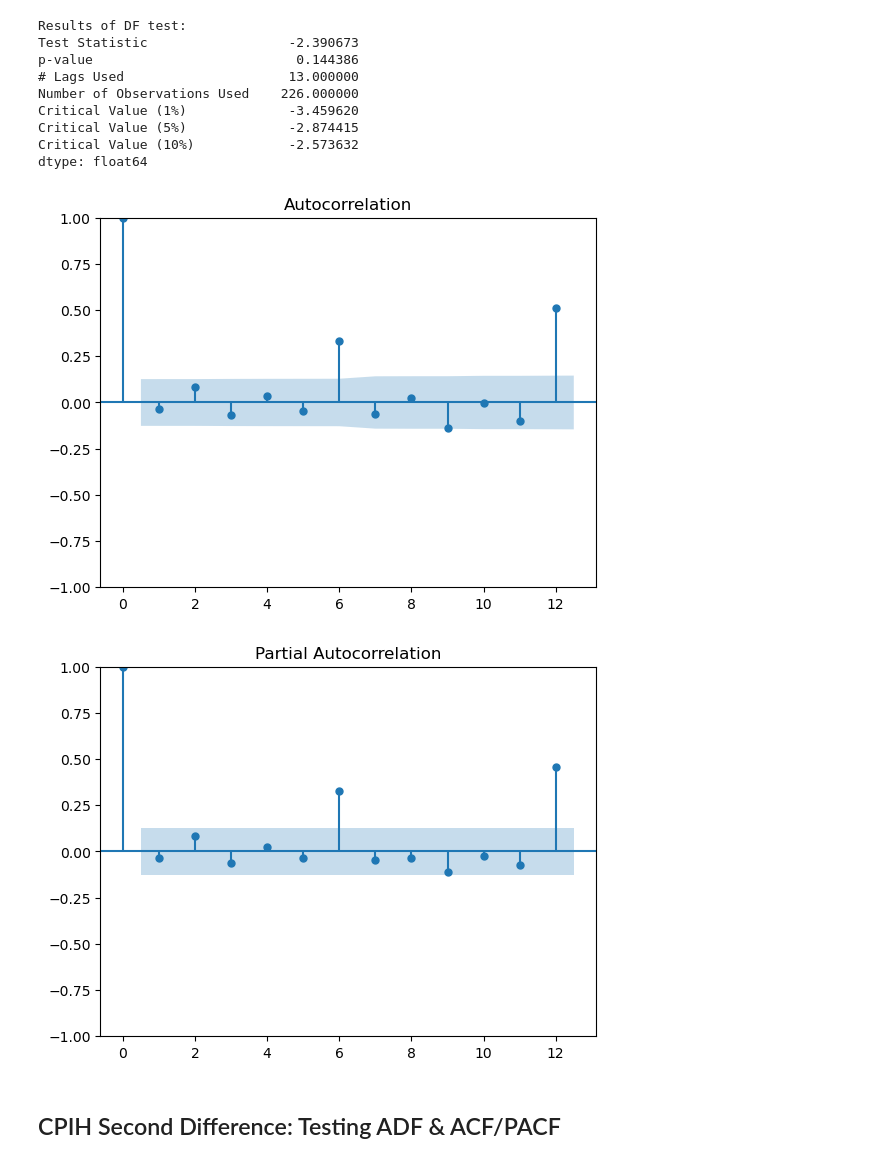
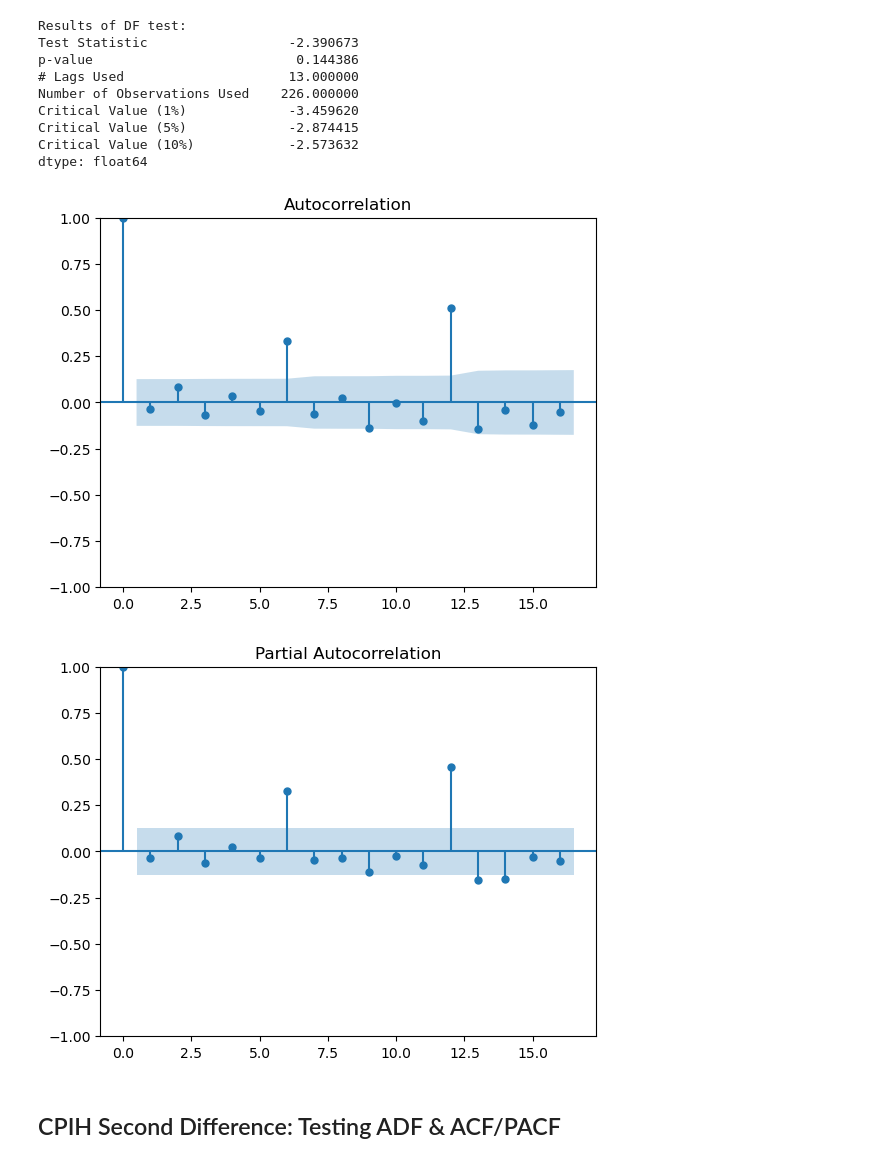
Before and after one commit to ja-newman/cpih_time_series_analysis, a Jupyter notebook: cpih_analysis.ipynb, the cells around one changed output. Cells and saved outputs as stored; diff of their text form; code cells hidden in the pictures.

```diff
--- a/cpih_analysis.ipynb
+++ b/cpih_analysis.ipynb
@@ -129,11 +129,11 @@ Critical Value (5%)             -2.874415
 Critical Value (10%)            -2.573632
 dtype: float64
 # %%
-cpih_diff_acf = plot_acf(cpih_data_diff["CPIH_diff"].values.squeeze(), lags=12)
-cpih_diff_pacf = plot_pacf(cpih_data_diff["CPIH_diff"].values.squeeze(), lags=12)
+cpih_diff_acf = plot_acf(cpih_data_diff["CPIH_diff"].values.squeeze(), lags=16)
+cpih_diff_pacf = plot_pacf(cpih_data_diff["CPIH_diff"].values.squeeze(), lags=16)
 # %% [output]
-[figure, old version]
+[figure, new version]
-[figure, old version]
+[figure, new version]
 # %% [markdown]
 ## CPIH Second Difference: Testing ADF & ACF/PACF
 # %%
```
Also changed, not shown: parts of 7 cells of this notebook.
